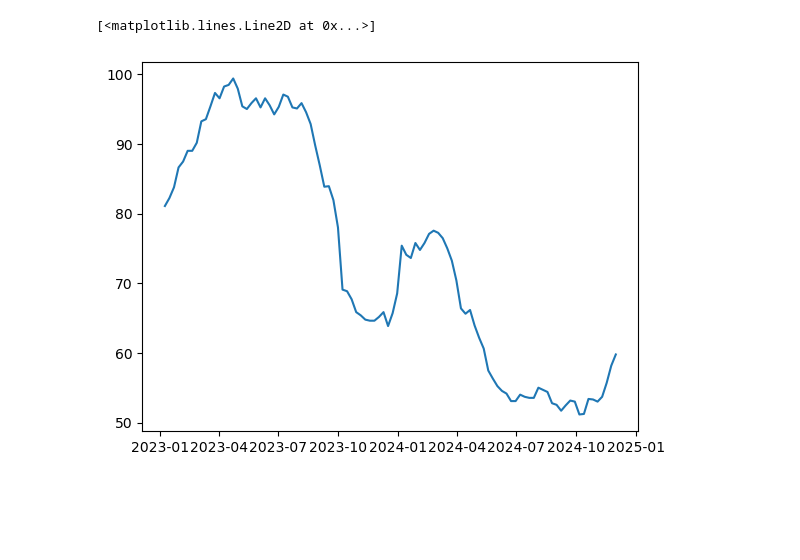
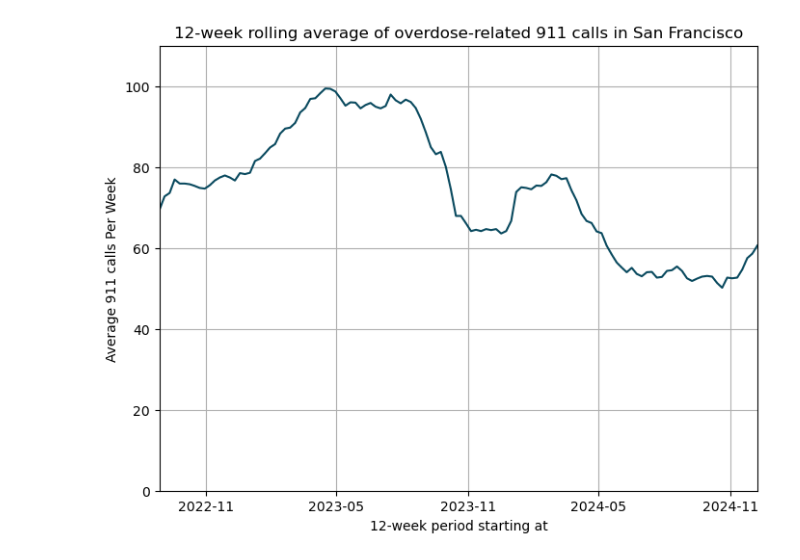
Before and after one commit to jokohn/sf_addiction_charts, a Jupyter notebook: Workspace.ipynb, the cells around one changed output. Saved outputs shown, nothing was run; the diff lists cells and outputs as text; code cells hidden in the pictures; blank space fills up the shorter version.

```diff
--- a/Workspace.ipynb
+++ b/Workspace.ipynb
@@ -35,21 +50,36 @@ pyplot.plot([i['date'] for i in smoothed_overdoses],[i['avg_ods'] for i in smoot
 # %%
-smoothed_overdose_calls = []
-week_window = 13
-start_date = datetime(2023,1,8)
-for i in range(len(overdose_calls)-week_window-1):
+smoothed_calls = []
+week_window = 12
+start_date = datetime(2022,8,28)
+end_date = datetime(2025,3,2)
+offset_weeks = 0
+while start_date + relativedelta(weeks=offset_weeks + week_window) <= end_date:
     agg = 0
-    view_date = start_date + relativedelta(weeks=i)
-    if view_date + relativedelta(weeks=week_window) > datetime(2025,3,2):
-        break
+    view_date = start_date + relativedelta(weeks=offset_weeks)
     for k in [view_date + relativedelta(weeks=l) for l in range(week_window)]:
-        calls = overdose_calls[overdose_calls['week_start_date'] == k.strftime('%Y/%m/%d')]
-        agg += int(calls.iloc[0]['total_overdose_related_911_calls'])
-    smoothed_overdose_calls.append({'date': view_date, 'avg_calls': agg / week_window})
+        week = calls[calls['week_start_date'] == k.strftime('%Y/%m/%d')]
+        agg += int(week.iloc[0]['total_overdose_related_911_calls'])
+    smoothed_calls.append({'date': view_date, 'avg_calls': agg / week_window})
+    offset_weeks += 1
+
+fig, ax = plt.subplots(figsize=(8, 6))
+
+locator = mdates.MonthLocator(interval=6)
+year_month_formatter = mdates.DateFormatter("%Y-%m") # four digits for year, two for month
+
+ax.xaxis.set_major_locator(locator)
+ax.xaxis.set_major_formatter(year_month_formatter)
+ax.grid()
+ax.set_ylim(0, 110)
+ax.set_xlim(start_date, end_date-relativedelta(weeks=week_window))
+ax.set_title(f'{week_window}-week rolling average of overdose-related 911 calls in San Francisco')
+ax.set_ylabel('Average 911 calls Per Week')
+ax.set_xlabel(f'{week_window}-week period starting at')
+
+ax.plot([i['date'] for i in smoothed_calls],[i['avg_calls'] for i in smoothed_calls], color='#0A4A5F')
+plt.savefig('calls.png')
+# %% [output]
+[figure, added]
-# %%
-pyplot.plot([i['date'] for i in smoothed_overdose_calls],[i['avg_calls'] for i in smoothed_overdose_calls])
-# %% [output]
-[<matplotlib.lines.Line2D at 0x...>]
-[figure, removed]
 # %%
 m_baseline = methadone[methadone['reporting_period_start_date'] == '2020/01/01'].iloc[0]
 m_baseline_count = int(m_baseline['metric_value'])
```
Also changed, not shown: parts of 15 cells of this notebook, 6 other files.
